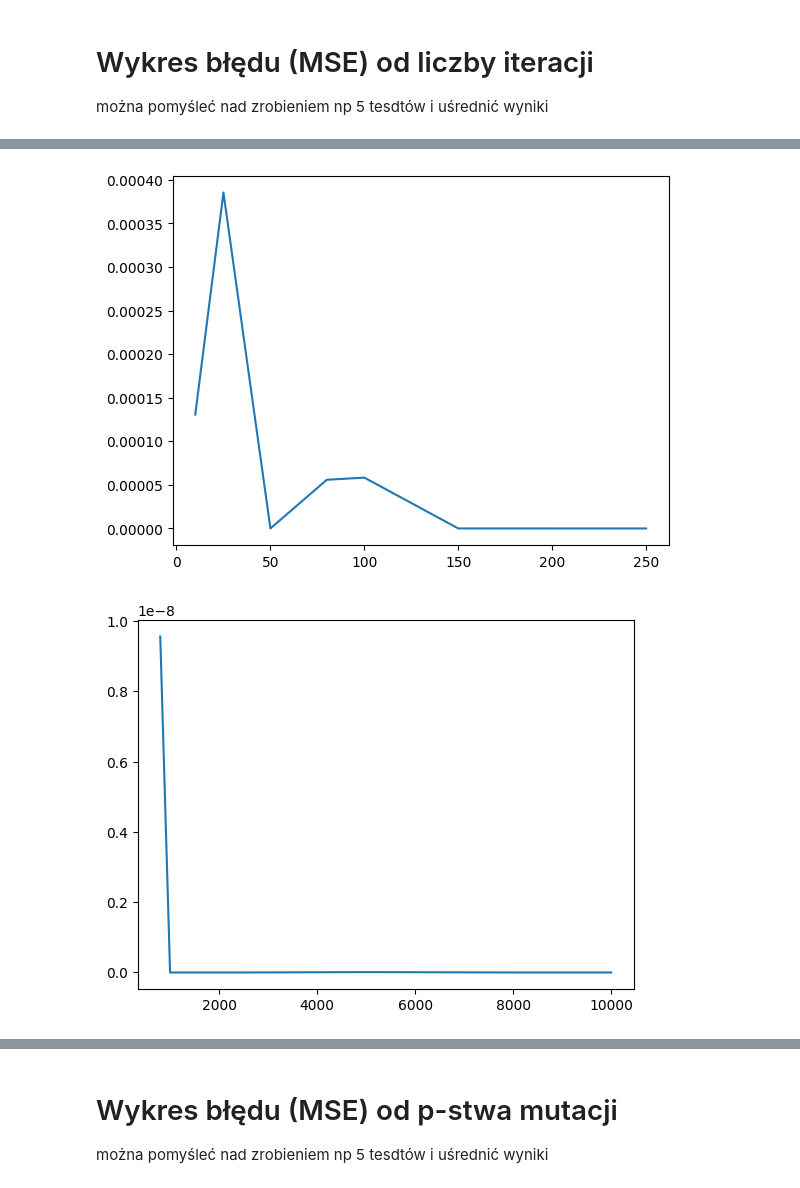
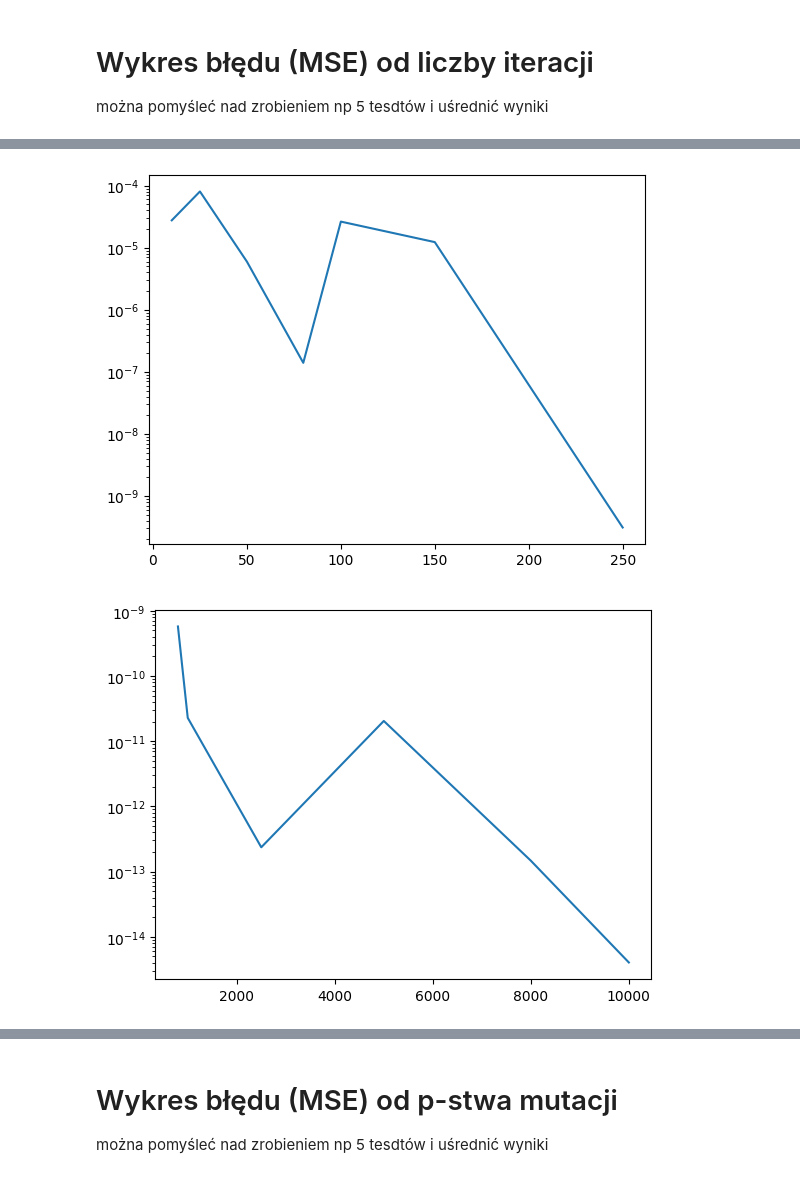
Before and after one commit to mwewior/introduction-to-ai, a Jupyter notebook: lab2/ewolucja.ipynb, the cells around one changed output, grey strips where cells are left out. Drawn from its saved outputs; the diff is of its cells as text; code cells hidden in the pictures.

```diff
--- a/lab2/ewolucja.ipynb
+++ b/lab2/ewolucja.ipynb
@@ -467,4 +483,13 @@ results_i = [pop_count, mse_p]
 
     # print(population.best_fitness().value())
+# %%
+mean_results_val_p = []
+for i in range(len(default_populations)):
+    sum = 0
+    for t in range(5):
+        sum += mse_p[t][i]
+    mean_results_val_p.append(sum/5)
+results_pop = cur_pop
+results_p = [default_populations, mean_results_val_p]
 # %%
 
@@ -516,13 +565,28 @@ results_i = [iteracje, mse_i]
 
     # print(population.best_fitness().value())
+# %%
+mean_results_val_i = []
+# for i in range(len(iteracje[0])):
+for i in range(len(default_iteracje)):
+    sum = 0
+    for t in range(5):
+        sum += mse_i[t][i]
+    mean_results_val_i.append(sum/5)
+results_iter = cur_iter
+results_i = [default_iteracje, mean_results_val_i]
 # %%
 
-plt.plot(iteracje, mse_i)
+plt.plot(default_iteracje, mean_results_val_i)
+plt.yscale('log')
 plt.show()
-plt.plot(iteracje[1:8], mse_i[1:8])
+plt.plot(default_iteracje[1:8], mean_results_val_i[1:8])
+plt.yscale('log')
 plt.show()
-plt.plot(iteracje[9::], mse_i[9::])
+plt.plot(default_iteracje[9::], mean_results_val_i[9::])
+plt.yscale('log')
 plt.show()
-plt.plot(iteracje[-4::], mse_i[-4::])
+plt.plot(default_iteracje[-4::], mean_results_val_i[-4::])
 plt.show()
+plt.plot(default_iteracje[6:11], mean_results_val_i[6:11])
+plt.show()
 # %% [output]
@@ -530,2 +594,2 @@ plt.show()
-[figure, old version]
+[figure, new version]
-[figure, old version]
+[figure, new version]
```
Also changed, not shown: parts of 5 cells of this notebook.
